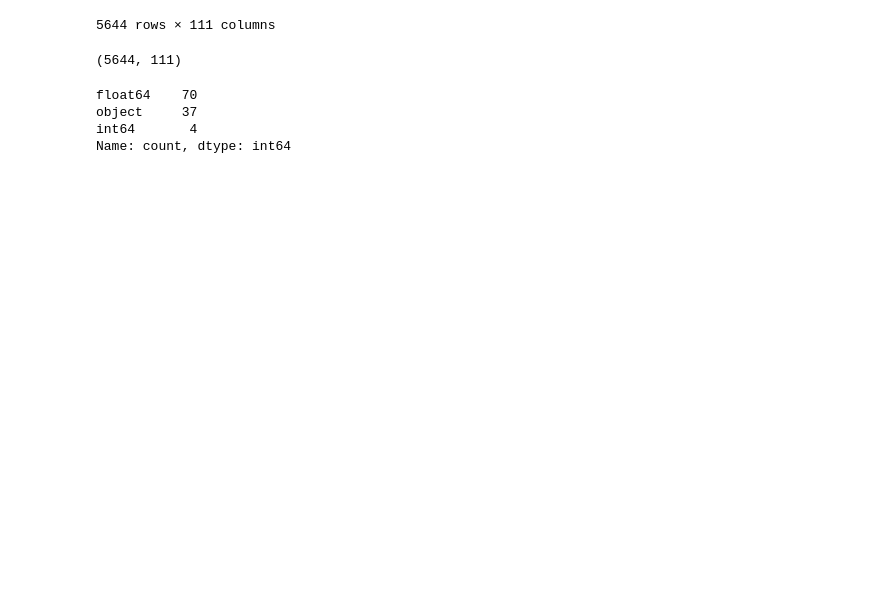
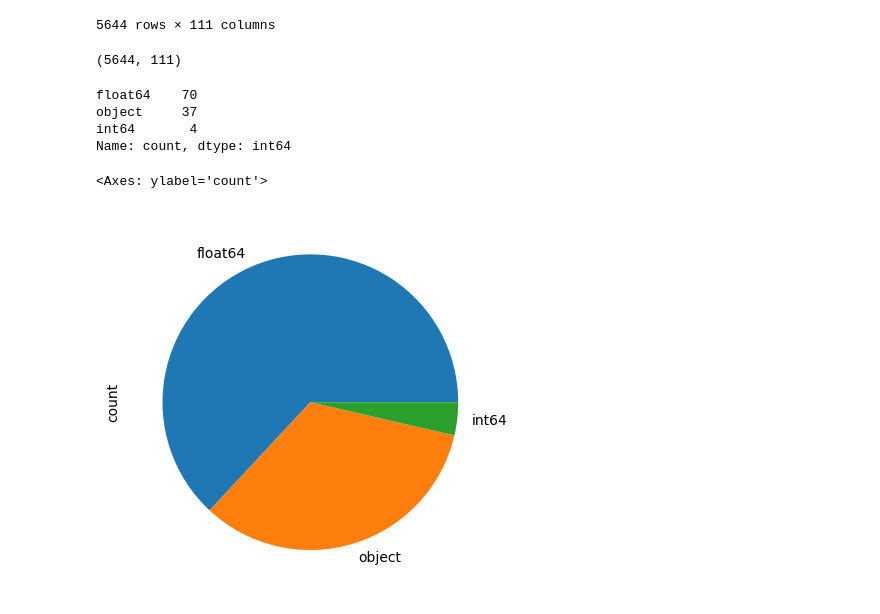
Before and after one commit to verlinfataki3-spec/Covid-19, a Jupyter notebook: covid.ipynb, the cells around one changed output. Cells and saved outputs as stored; diff of their text form; code cells hidden in the pictures; blank space fills up the shorter version.

```diff
--- a/covid.ipynb
+++ b/covid.ipynb
@@ -51,3 +66,9 @@ float64    70
 object     37
 int64       4
 Name: count, dtype: int64
+# %%
+# Visualiser la répartition des types de données avec un graphique circulaire
+df.dtypes.value_counts().plot.pie()
+# %% [output]
+<Axes: ylabel='count'>
+[figure, added]
```
Also changed, not shown: parts of 24 cells of this notebook.
